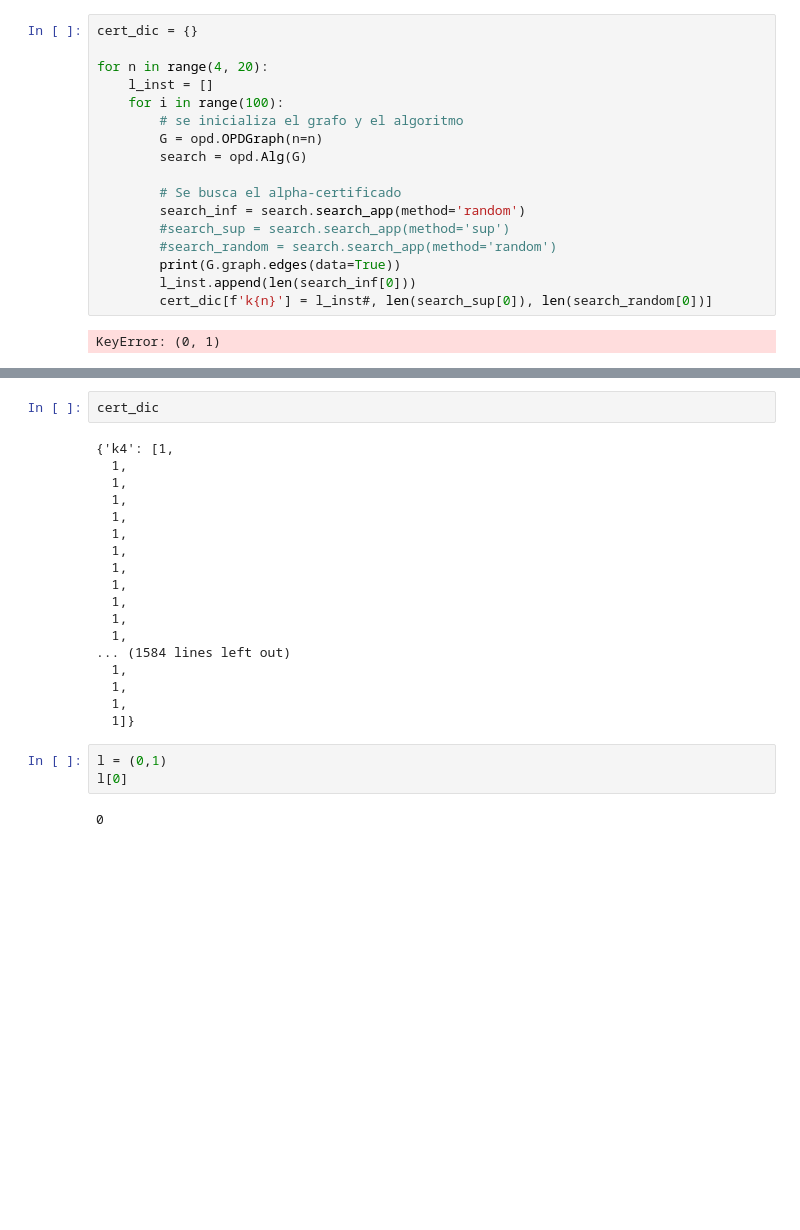
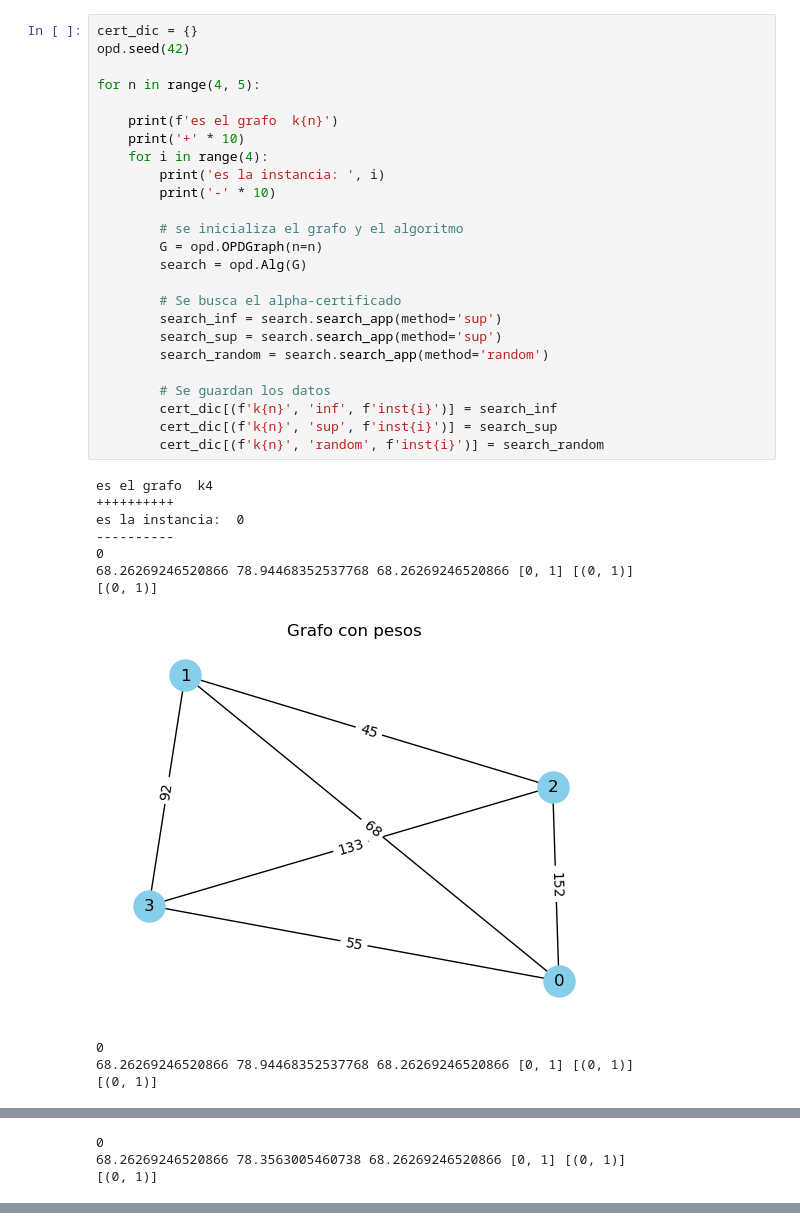
Before and after one commit to clazo2018/OPD-problem-, a Jupyter notebook: Experiments.ipynb, the cells around one changed output, grey strips where cells are left out. Cells and saved outputs as stored; diff of their text form; blank space fills up the shorter version.

```diff
--- a/Experiments.ipynb
+++ b/Experiments.ipynb
@@ -6,19 +9,37 @@ opd.seed(254)
 # %%
 cert_dic = {}
+opd.seed(42)
 
-for n in range(4, 20):
-    l_inst = []
-    for i in range(100):
+for n in range(4, 5):
+
+    print(f'es el grafo  k{n}')
+    print('+' * 10)
+    for i in range(4):
+        print('es la instancia: ', i)
+        print('-' * 10)
+
         # se inicializa el grafo y el algoritmo
         G = opd.OPDGraph(n=n)
         search = opd.Alg(G)
 
         # Se busca el alpha-certificado
-        search_inf = search.search_app(method='random')
-        #search_sup = search.search_app(method='sup')
-        #search_random = search.search_app(method='random')
-        print(G.graph.edges(data=True))
-        l_inst.append(len(search_inf[0]))
-        cert_dic[f'k{n}'] = l_inst#, len(search_sup[0]), len(search_random[0])]
+        search_inf = search.search_app(method='sup')
+        search_sup = search.search_app(method='sup')
+        search_random = search.search_app(method='random')
+
+        # Se guardan los datos
+        cert_dic[(f'k{n}', 'inf', f'inst{i}')] = search_inf
+        cert_dic[(f'k{n}', 'sup', f'inst{i}')] = search_sup
+        cert_dic[(f'k{n}', 'random', f'inst{i}')] = search_random
 # %% [output]
-KeyError: (0, 1)
+es el grafo  k4
+++++++++++
+es la instancia:  0
+----------
+0
+68.26269246520866 78.94468352537768 68.26269246520866 [0, 1] [(0, 1)]
+[(0, 1)]
+[figure, added]
+0
+68.26269246520866 78.94468352537768 68.26269246520866 [0, 1] [(0, 1)]
+[(0, 1)]
@@ -24,0 +47,3 @@ KeyError: (0, 1)
+0
+68.26269246520866 78.3563005460738 68.26269246520866 [0, 1] [(0, 1)]
+[(0, 1)]
@@ -25,25 +65,0 @@ KeyError: (0, 1)
-# %%
-cert_dic
-# %% [output]
-{'k4': [1,
-  1,
-  1,
-  1,
-  1,
-  1,
-  1,
-  1,
-  1,
-  1,
-  1,
-  1,
-... (1584 lines left out)
-  1,
-  1,
-  1,
-  1]}
-# %%
-l = (0,1)
-l[0]
-# %% [output]
-0
```
Also changed, not shown: parts of 7 cells of this notebook.
